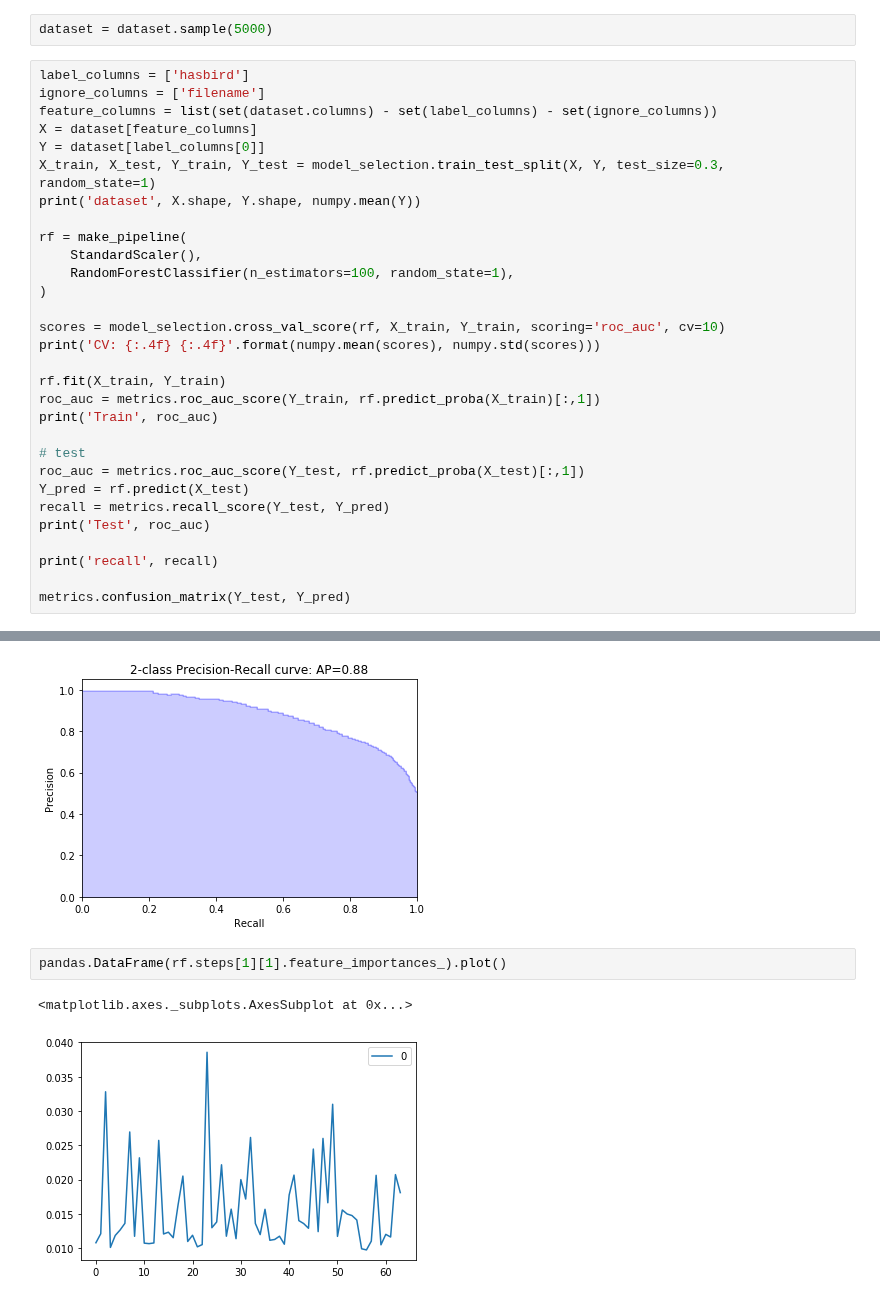
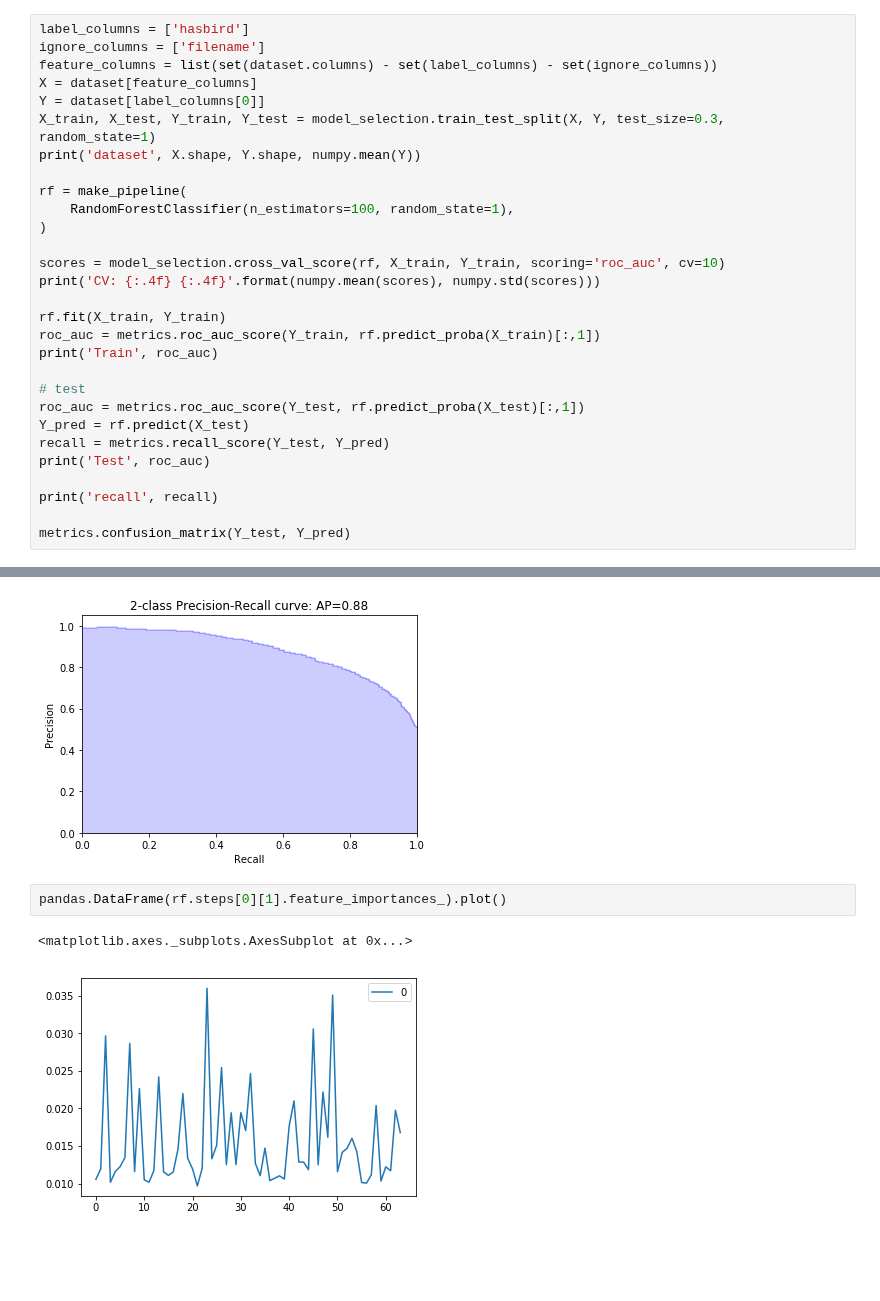
Before and after one commit to jonnor/datascience-master, a Jupyter notebook: dcase2018/Baseline.ipynb, the cells around one changed output, grey strips where cells are left out. Cells and saved outputs as stored; diff of their text form; blank space fills up the shorter version.

```diff
--- a/dcase2018/Baseline.ipynb
+++ b/dcase2018/Baseline.ipynb
@@ -67,8 +67,6 @@ def plot_precision_recall(Y_test, Y_score):
     plt.ylim([0.0, 1.05])
     plt.xlim([0.0, 1.0])
     plt.title('2-class Precision-Recall curve: AP={0:0.2f}'.format(average_precision))
-# %%
-dataset = dataset.sample(5000)
 # %%
 label_columns = ['hasbird']
 ignore_columns = ['filename']
@@ -79,7 +77,6 @@ X_train, X_test, Y_train, Y_test = model_selection.train_test_split(X, Y, test_s
 print('dataset', X.shape, Y.shape, numpy.mean(Y))
 
 rf = make_pipeline(
-    StandardScaler(),
     RandomForestClassifier(n_estimators=100, random_state=1),
 )
 
@@ -118,10 +115,10 @@ plot_precision_recall(Y_test, rf.predict_proba(X_test)[:,1])
 # %% [output]
 [figure]
 # %%
-pandas.DataFrame(rf.steps[1][1].feature_importances_).plot()
+pandas.DataFrame(rf.steps[0][1].feature_importances_).plot()
 # %% [output]
 <matplotlib.axes._subplots.AxesSubplot at 0x...>
-[figure, old version]
+[figure, new version]
 # %%
 X_compete = compete[feature_columns]
 df = pandas.DataFrame({
```
Also changed, not shown: parts of 3 cells of this notebook, 4 other files.
